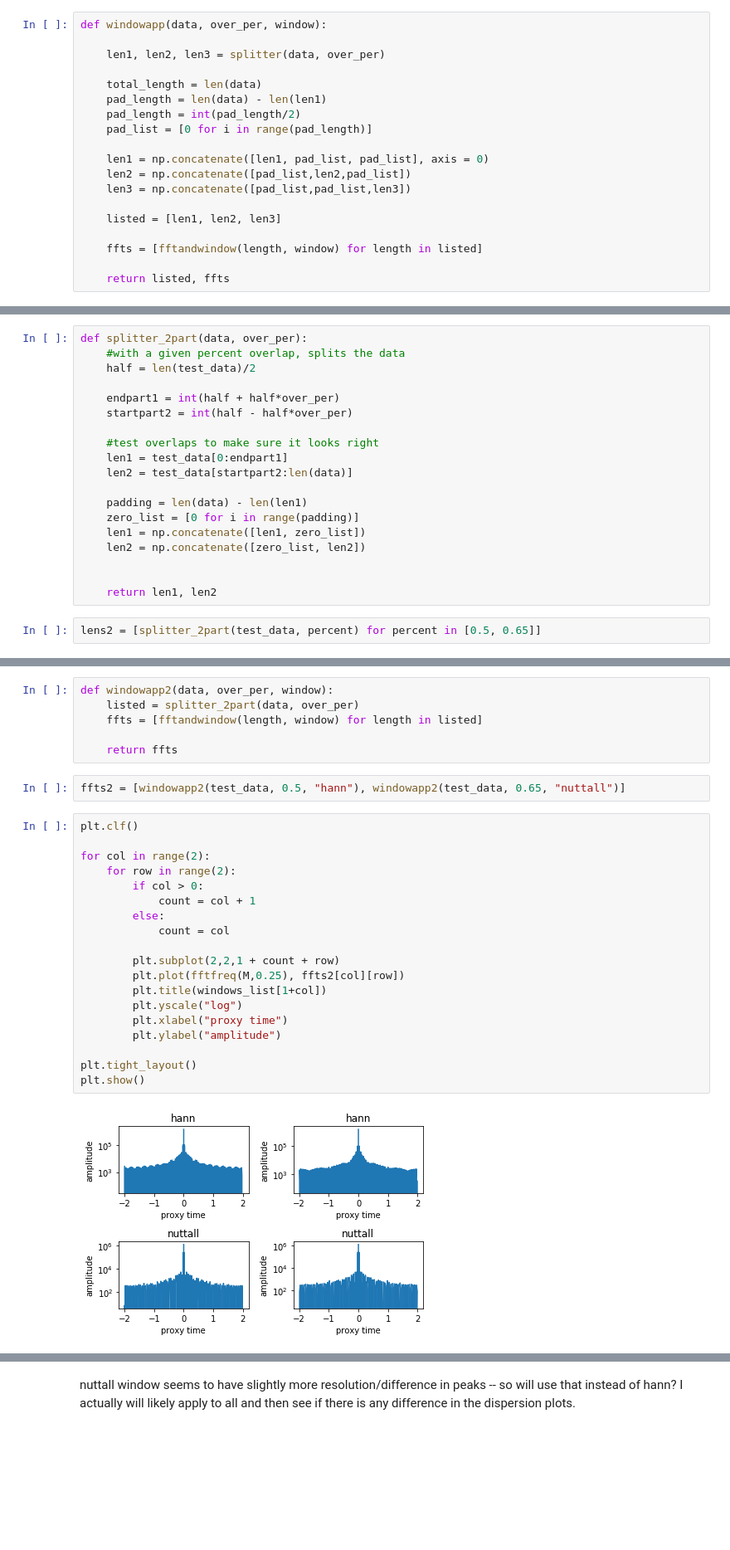
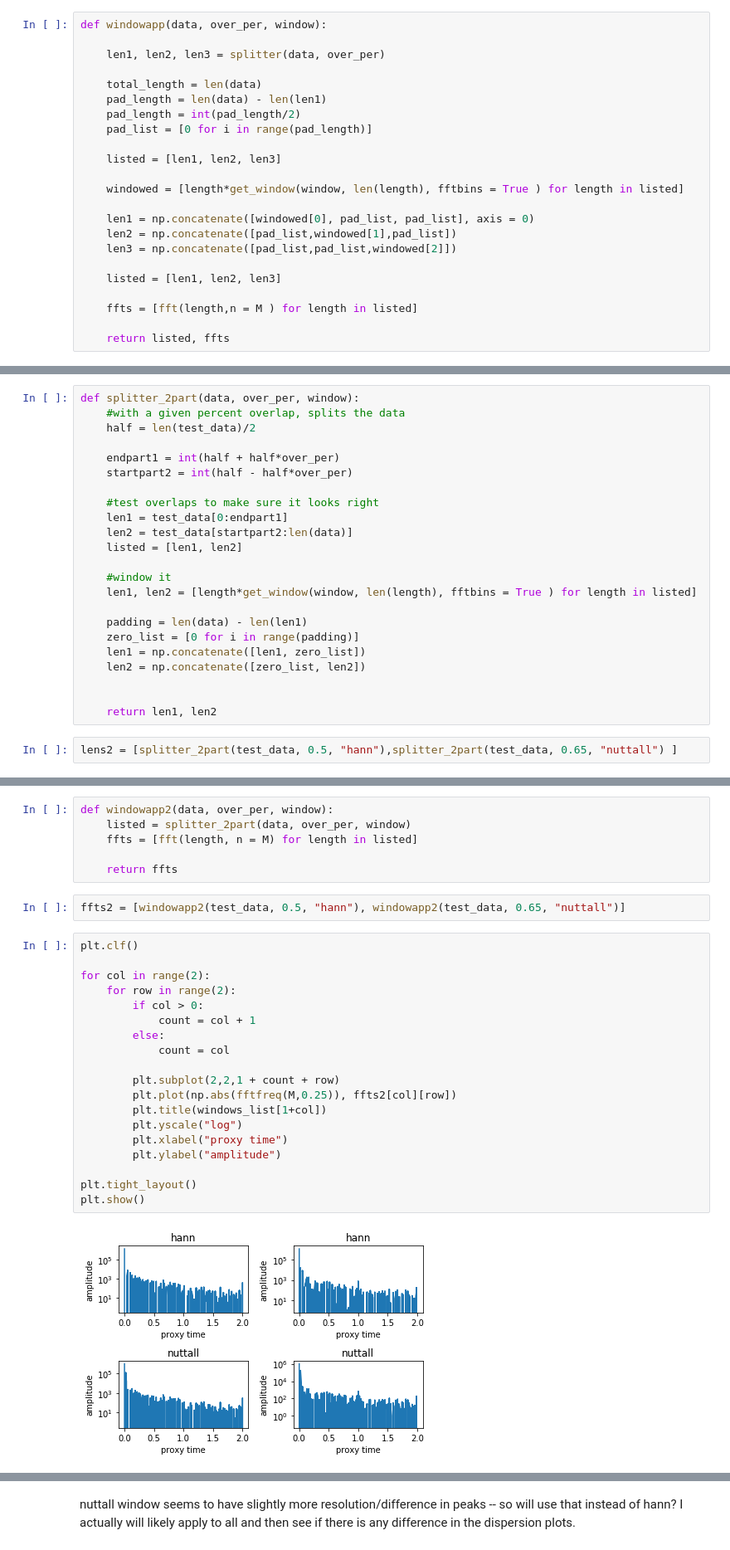
Before and after one commit to csyhuang/python-climate-data-processing, a Jupyter notebook: submission_from_claire/40.5N-processing/windowing_tests.ipynb, the cells around one changed output, grey strips where cells are left out. Shown: that part at 83% size. Saved outputs shown, nothing was run; the diff lists cells and outputs as text; blank space fills up the shorter version.

```diff
--- a/submission_from_claire/40.5N-processing/windowing_tests.ipynb
+++ b/submission_from_claire/40.5N-processing/windowing_tests.ipynb
@@ -193,13 +196,17 @@ def windowapp(data, over_per, window):
     pad_length = int(pad_length/2)
     pad_list = [0 for i in range(pad_length)]
 
-    len1 = np.concatenate([len1, pad_list, pad_list], axis = 0)
-    len2 = np.concatenate([pad_list,len2,pad_list])
-    len3 = np.concatenate([pad_list,pad_list,len3])
+    listed = [len1, len2, len3]
+
+    windowed = [length*get_window(window, len(length), fftbins = True ) for length in listed]
+
+    len1 = np.concatenate([windowed[0], pad_list, pad_list], axis = 0)
+    len2 = np.concatenate([pad_list,windowed[1],pad_list])
+    len3 = np.concatenate([pad_list,pad_list,windowed[2]])
 
     listed = [len1, len2, len3]
 
-    ffts = [fftandwindow(length, window) for length in listed]
+    ffts = [fft(length,n = M ) for length in listed]
 
     return listed, ffts
 # %%
@@ -251,7 +258,7 @@ plt.show()
 # %% [markdown]
 so there is less bleeding with the nuttall window -- but maybe that is just because it is super small sampled - split it to two?
 # %%
-def splitter_2part(data, over_per):
+def splitter_2part(data, over_per, window):
     #with a given percent overlap, splits the data
     half = len(test_data)/2
 
@@ -261,6 +268,10 @@ def splitter_2part(data, over_per):
     #test overlaps to make sure it looks right
     len1 = test_data[0:endpart1]
     len2 = test_data[startpart2:len(data)]
+    listed = [len1, len2]
+
+    #window it
+    len1, len2 = [length*get_window(window, len(length), fftbins = True ) for length in listed]
 
     padding = len(data) - len(len1)
     zero_list = [0 for i in range(padding)]
@@ -270,7 +281,7 @@ def splitter_2part(data, over_per):
 
     return len1, len2
 # %%
-lens2 = [splitter_2part(test_data, percent) for percent in [0.5, 0.65]]
+lens2 = [splitter_2part(test_data, 0.5, "hann"),splitter_2part(test_data, 0.65, "nuttall") ]
 # %%
 plt.clf()
 
@@ -289,7 +300,7 @@ plt.show()
 # %%
 def windowapp2(data, over_per, window):
-    listed = splitter_2part(data, over_per)
-    ffts = [fftandwindow(length, window) for length in listed]
+    listed = splitter_2part(data, over_per, window)
+    ffts = [fft(length, n = M) for length in listed]
 
     return ffts
 # %%
@@ -297,21 +308,21 @@ ffts2 = [windowapp2(test_data, 0.5, "hann"), windowapp2(test_data, 0.65, "nuttal
 # %%
 plt.clf()
 
 for col in range(2):
     for row in range(2):
         if col > 0:
             count = col + 1
         else:
             count = col
 
         plt.subplot(2,2,1 + count + row)
-        plt.plot(fftfreq(M,0.25), ffts2[col][row])
+        plt.plot(np.abs(fftfreq(M,0.25)), ffts2[col][row])
         plt.title(windows_list[1+col])
         plt.yscale("log")
         plt.xlabel("proxy time")
         plt.ylabel("amplitude")
 
 plt.tight_layout()
 plt.show()
 # %% [output]
-[figure, old version]
+[figure, new version]
```
Also changed, not shown: parts of 6 cells of this notebook.
